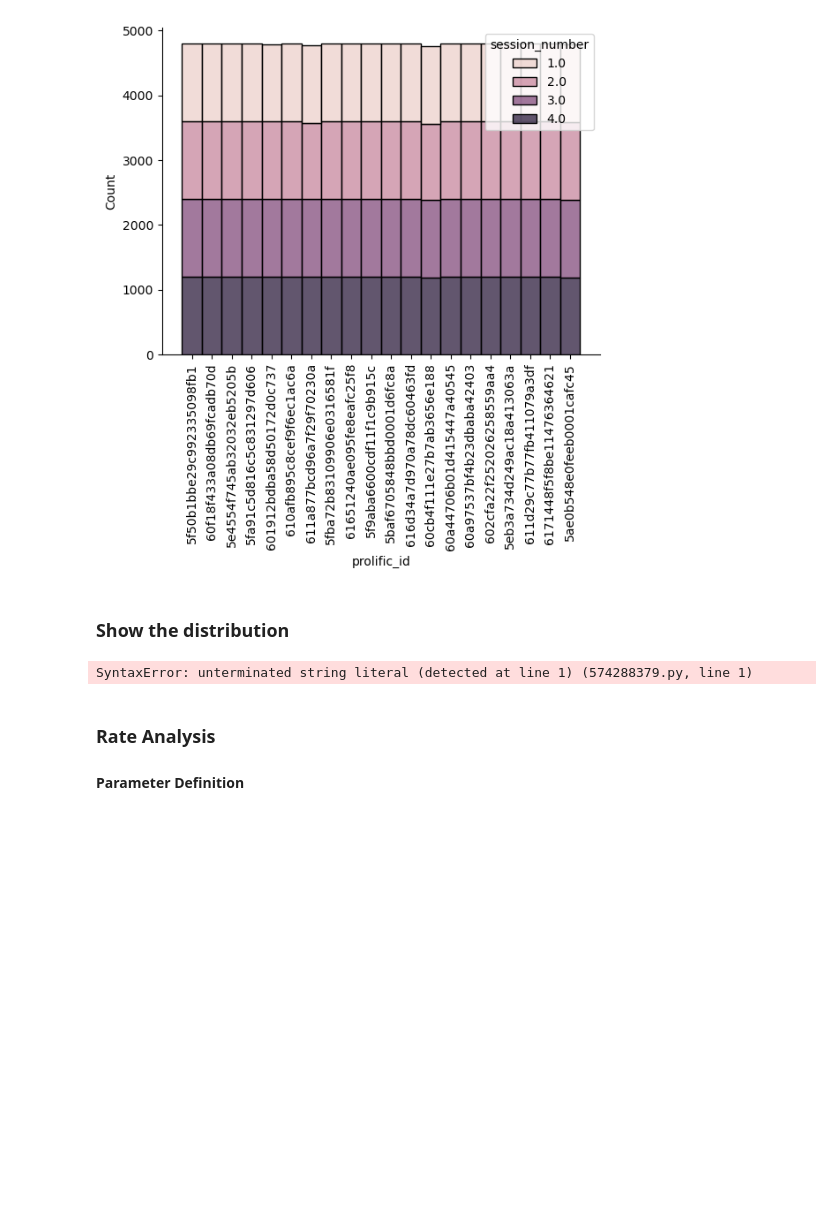
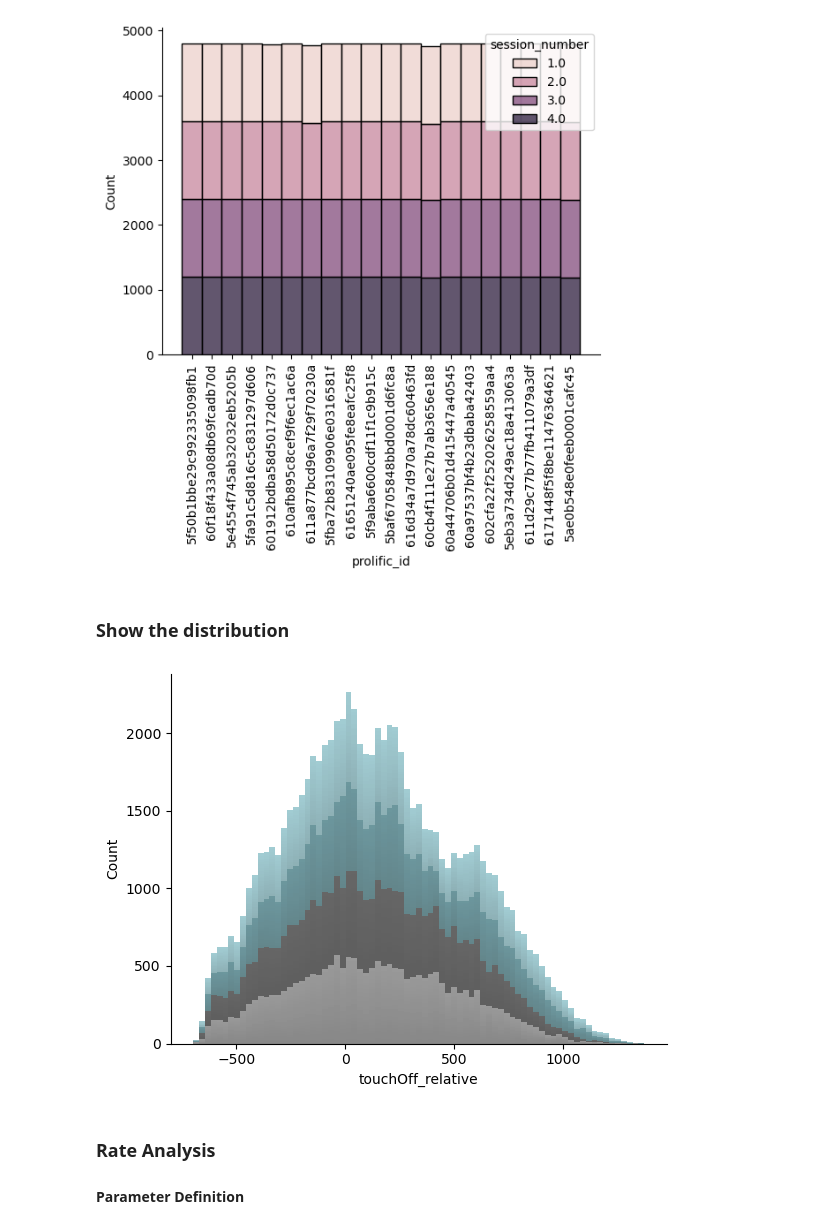
Before and after one commit to ClaraKuper/rapid_movement_inhibition, a Jupyter notebook: scripts/remote/scripts_background/Main Analysis.ipynb, the cells around one changed output. Saved outputs shown, nothing was run; the diff lists cells and outputs as text; code cells hidden in the pictures; blank space fills up the shorter version.

```diff
--- a/scripts/remote/scripts_background/Main Analysis.ipynb
+++ b/scripts/remote/scripts_background/Main Analysis.ipynb
@@ -152,25 +150,34 @@ plt.xticks(rotation = 90);
 [figure]
 # %% [markdown]
 ### Show the distribution
+# %%
+participant_col = 'prolific_id'
+condition_col = 'condition_name'
+jump_conds = ['no_jump', 'jump']
+jump_col = 'stimJumped'
+flash_conds = ['no_flash', 'flash']
+flash_col = 'flashShown'
+
+base_colors = ['82BBC4', '333333', '777777', '3B747D']
+shade_step_size = 0.01
+time_col = 'touchOff_relative'
 # %%
-trial_data['condition_name'] = [f"{['no_jump',
-'jump'][trial_data['stimJumped'][x]]}_{['no_flash',
-'flash'][trial_data['flashShown'][x]]}" for x in trial_data.index]
+trial_data = trial_data.reset_index(drop = True)
+trial_data[condition_col] = [f"{jump_conds[int(trial_data[jump_col][x])]}_{flash_conds[int(trial_data[flash_col][x])]}" for x in trial_data.index]
 trial_copy, new_col_name, color_dict_hist = create_double_color_cols(trial_data.copy(deep=True),
-                                                                    'condition_name',
-                                                                    participant_id,
-                                                                    ['AE43C7', 'FF3CC7', 'F0F600',
-                                                                     '00E5E8', '007C77', '007C77'],
-                                                                    0.05)
+                                                                    condition_col,
+                                                                    participant_col,
+                                                                    base_colors,
+                                                                    shade_step_size)
 sns.histplot(data=trial_copy,
-            x='touchOff_relative',
-            hue='condition_name',
+            x= time_col,
+            hue=new_col_name,
             multiple='stack',
             palette=color_dict_hist,
             legend=False,
-            edgecolor=None)
+            edgecolor=None);
 # %% [output]
-SyntaxError: unterminated string literal (detected at line 1) (574288379.py, line 1)
+[figure, added]
 # %% [markdown]
 ### Rate Analysis
 
```
Also changed, not shown: parts of 9 cells of this notebook, 2 other files.
